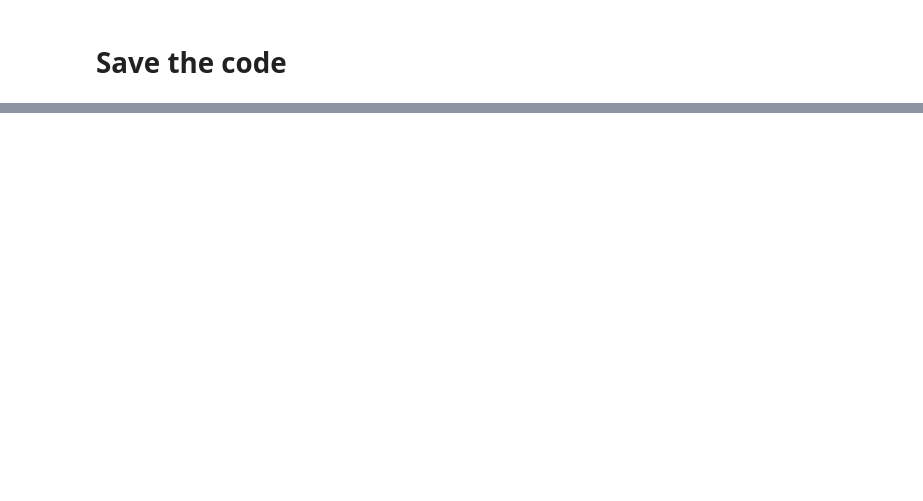
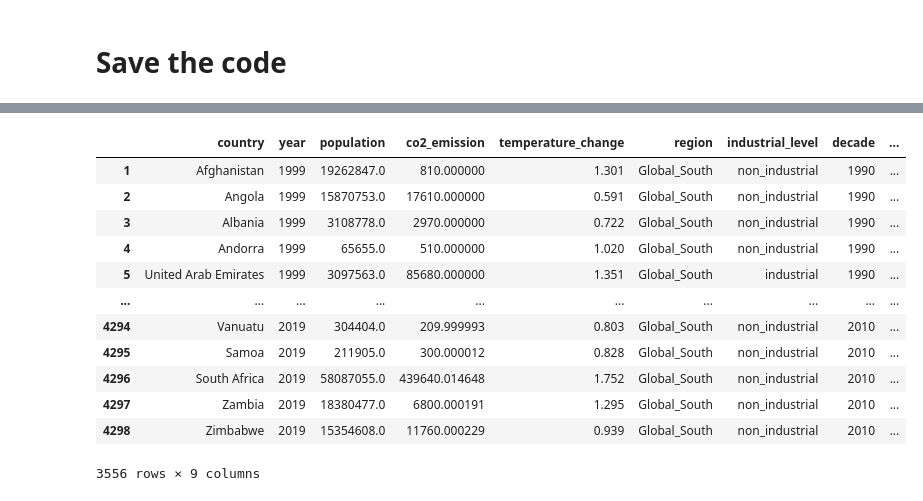
Before and after one commit to MichelleWegner/Co2.Emissions, a Jupyter notebook: Notebooks/3. Data_Frames_Merge.ipynb, the cells around one changed output, grey strips where cells are left out. Cells and saved outputs as stored; diff of their text form; code cells hidden in the pictures; blank space fills up the shorter version.

```diff
--- a/Notebooks/3. Data_Frames_Merge.ipynb
+++ b/Notebooks/3. Data_Frames_Merge.ipynb
@@ -666,0 +863,16 @@ df3 = df3_filtered
+# %%
+df3
+# %% [output]
+|  | country | year | population | co2_emission | temperature_change | region | industrial_level | decade | ... |
+| 1 | Afghanistan | 1999 | 19262847.0 | 810.000000 | 1.301 | Global_South | non_industrial | 1990 | ... |
+| 2 | Angola | 1999 | 15870753.0 | 17610.000000 | 0.591 | Global_South | non_industrial | 1990 | ... |
+| 3 | Albania | 1999 | 3108778.0 | 2970.000000 | 0.722 | Global_South | non_industrial | 1990 | ... |
+| 4 | Andorra | 1999 | 65655.0 | 510.000000 | 1.020 | Global_South | non_industrial | 1990 | ... |
+| 5 | United Arab Emirates | 1999 | 3097563.0 | 85680.000000 | 1.351 | Global_South | industrial | 1990 | ... |
+| ... | ... | ... | ... | ... | ... | ... | ... | ... | ... |
+| 4294 | Vanuatu | 2019 | 304404.0 | 209.999993 | 0.803 | Global_South | non_industrial | 2010 | ... |
+| 4295 | Samoa | 2019 | 211905.0 | 300.000012 | 0.828 | Global_South | non_industrial | 2010 | ... |
+| 4296 | South Africa | 2019 | 58087055.0 | 439640.014648 | 1.752 | Global_South | non_industrial | 2010 | ... |
+| 4297 | Zambia | 2019 | 18380477.0 | 6800.000191 | 1.295 | Global_South | non_industrial | 2010 | ... |
+| 4298 | Zimbabwe | 2019 | 15354608.0 | 11760.000229 | 0.939 | Global_South | non_industrial | 2010 | ... |
+3556 rows × 9 columns
```
Also changed, not shown: parts of 18 cells of this notebook, 1 other file.
